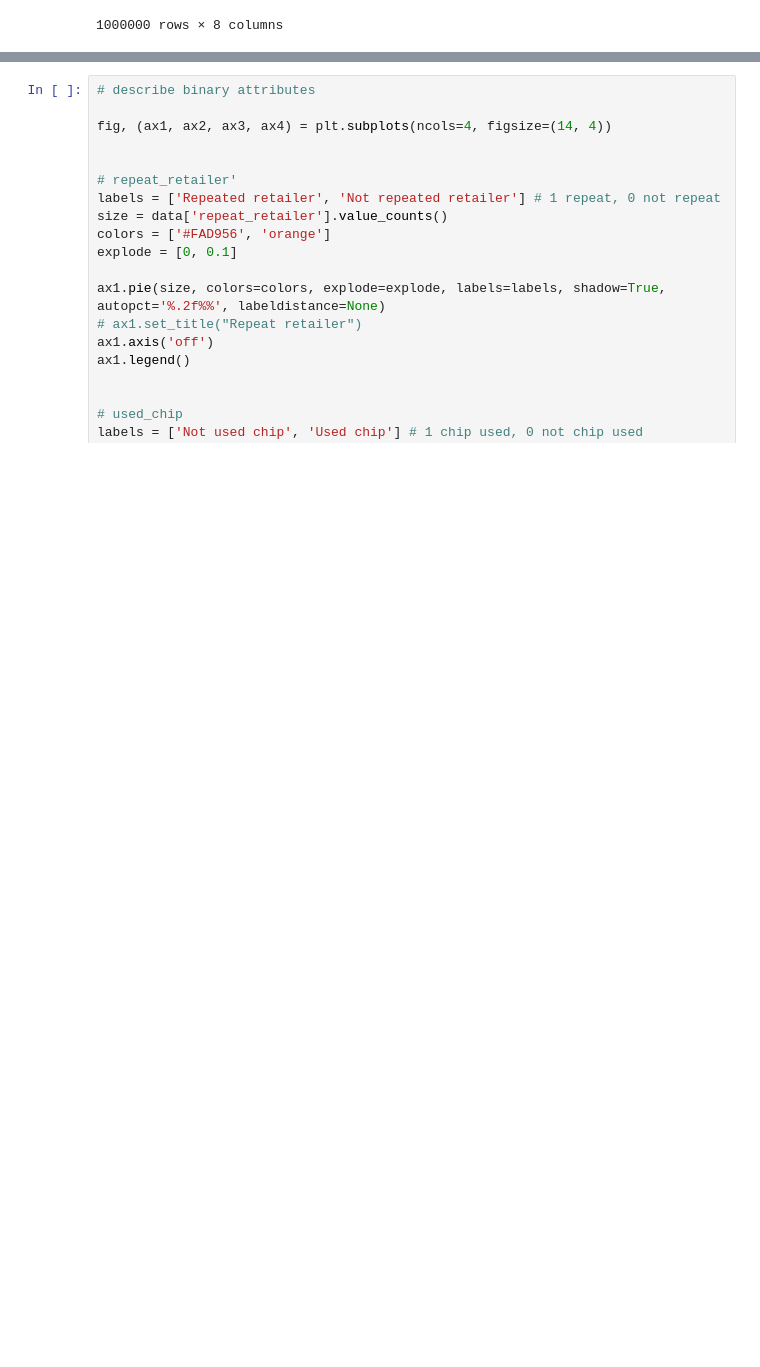
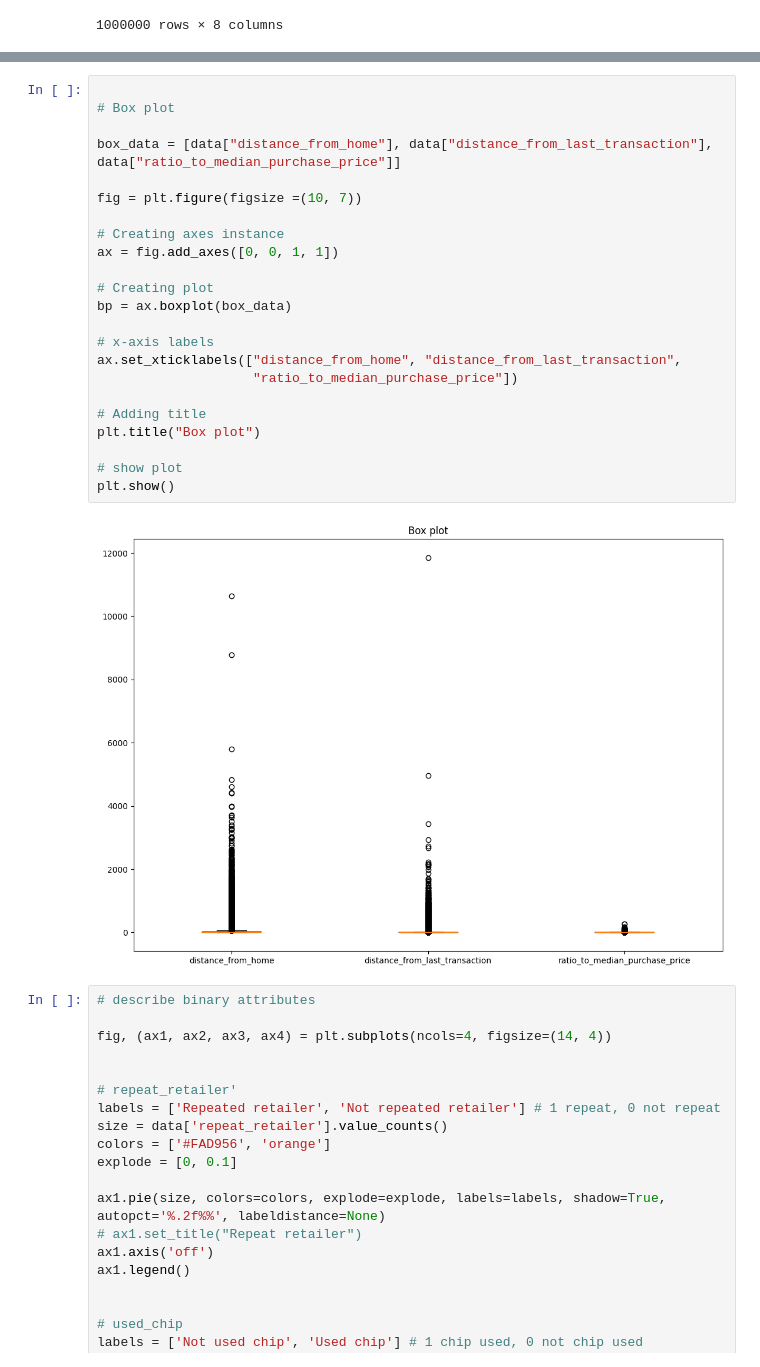
Before and after one commit to lisaburini/data-science, a Jupyter notebook: PythonProject/Classification/data_visualization.ipynb, the cells around one changed output, grey strips where cells are left out. Saved outputs shown, nothing was run; the diff lists cells and outputs as text; blank space fills up the shorter version.

Commit message:
boxplot

```diff
--- a/PythonProject/Classification/data_visualization.ipynb
+++ b/PythonProject/Classification/data_visualization.ipynb
@@ -85,6 +85,31 @@ Median Absolute Deviation for distance_from_last_transaction:  0.861348269663881
 Median value for ratio_to_median_purchase_price:  0.9977169368730889
 Median Absolute Deviation for ratio_to_median_purchase_price:  0.6419076998471014
 [figure]
+# %%
+
+# Box plot
+
+box_data = [data["distance_from_home"], data["distance_from_last_transaction"], data["ratio_to_median_purchase_price"]]
+
+fig = plt.figure(figsize =(10, 7))
+
+# Creating axes instance
+ax = fig.add_axes([0, 0, 1, 1])
+
+# Creating plot
+bp = ax.boxplot(box_data)
+
+# x-axis labels
+ax.set_xticklabels(["distance_from_home", "distance_from_last_transaction",
+                    "ratio_to_median_purchase_price"])
+
+# Adding title
+plt.title("Box plot")
+
+# show plot
+plt.show()
+# %% [output]
+[figure, added]
 # %%
 # describe binary attributes
 
```
Also changed, not shown: parts of 1 cell of this notebook.
